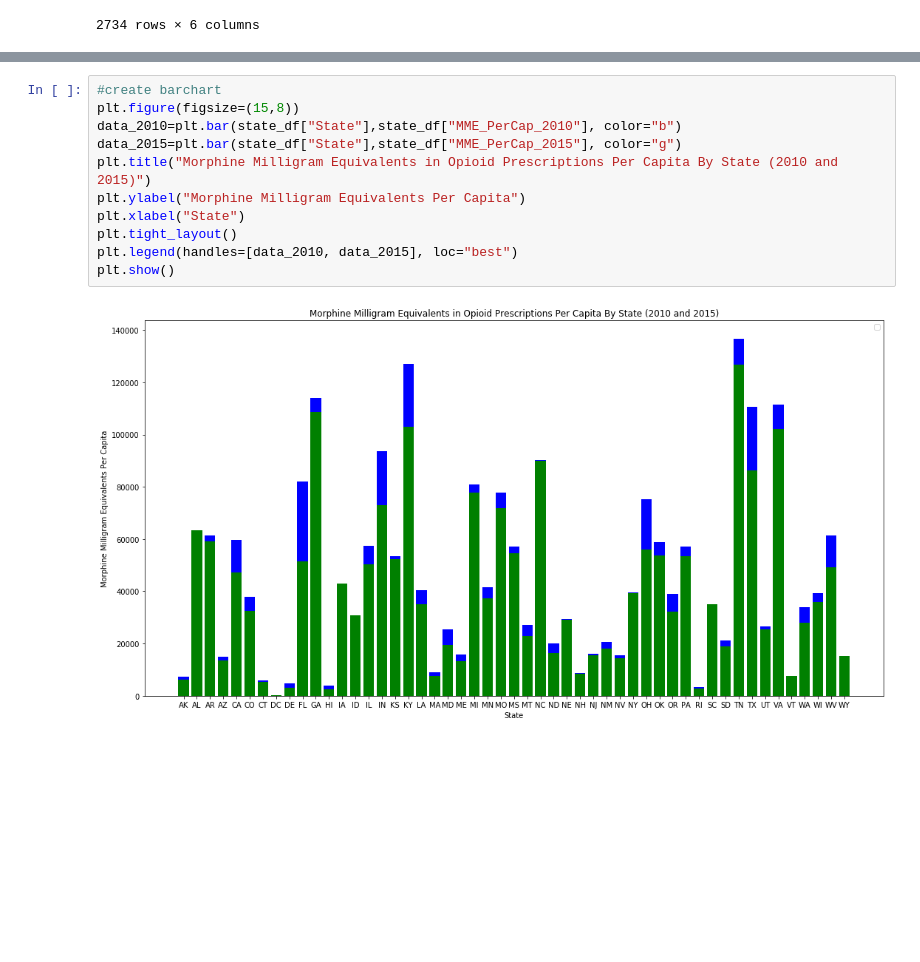
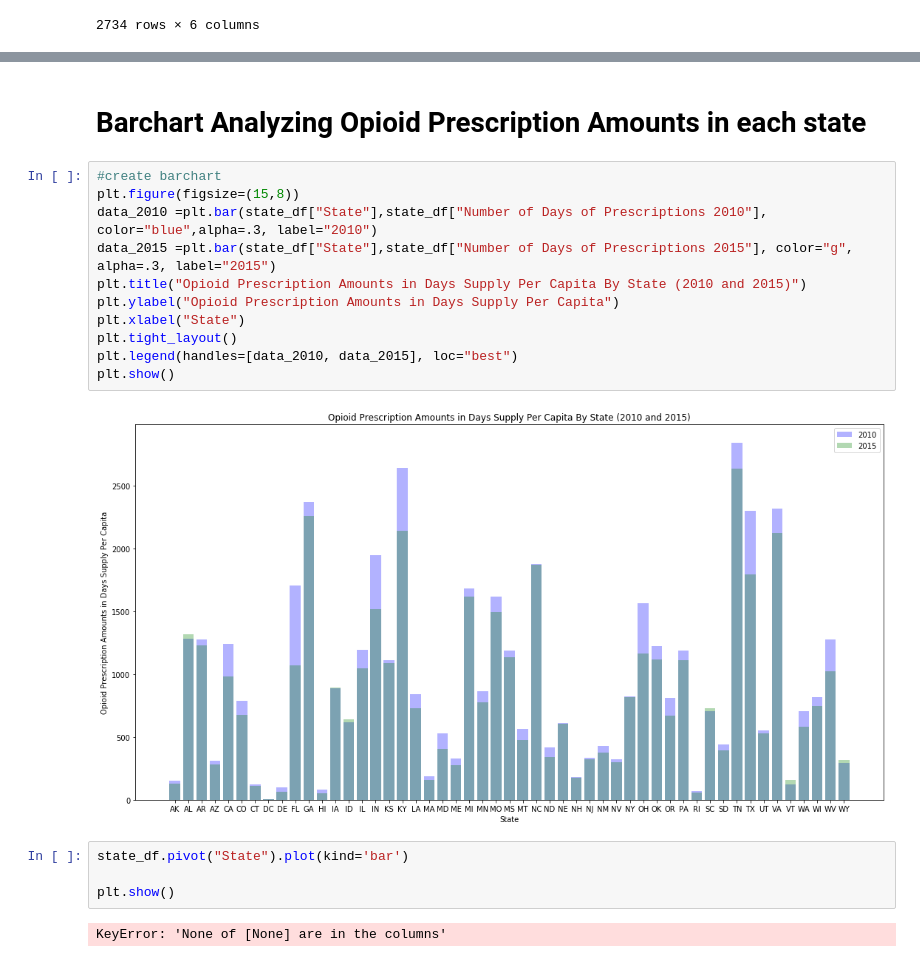
Before and after one commit to Emma-Pang/team_efx_dataproject, a Jupyter notebook: prescription_data/prescriptions2010_2015.ipynb, the cells around one changed output, grey strips where cells are left out. Cells and saved outputs as stored; diff of their text form; blank space fills up the shorter version.

Commit message:
added legend and markdowns

```diff
--- a/prescription_data/prescriptions2010_2015.ipynb
+++ b/prescription_data/prescriptions2010_2015.ipynb
@@ -93,13 +74,21 @@ state_df
+# %% [markdown]
+# Barchart Analyzing Opioid Prescription Amounts in each state
 # %%
 #create barchart
 plt.figure(figsize=(15,8))
-data_2010=plt.bar(state_df["State"],state_df["MME_PerCap_2010"], color="b")
-data_2015=plt.bar(state_df["State"],state_df["MME_PerCap_2015"], color="g")
-plt.title("Morphine Milligram Equivalents in Opioid Prescriptions Per Capita By State (2010 and 2015)")
-plt.ylabel("Morphine Milligram Equivalents Per Capita")
+data_2010 =plt.bar(state_df["State"],state_df["Number of Days of Prescriptions 2010"], color="blue",alpha=.3, label="2010")
+data_2015 =plt.bar(state_df["State"],state_df["Number of Days of Prescriptions 2015"], color="g", alpha=.3, label="2015")
+plt.title("Opioid Prescription Amounts in Days Supply Per Capita By State (2010 and 2015)")
+plt.ylabel("Opioid Prescription Amounts in Days Supply Per Capita")
 plt.xlabel("State")
 plt.tight_layout()
 plt.legend(handles=[data_2010, data_2015], loc="best")
 plt.show()
 # %% [output]
-[figure, old version]
+[figure, new version]
+# %%
+state_df.pivot("State").plot(kind='bar')
+
+plt.show()
+# %% [output]
+KeyError: 'None of [None] are in the columns'
```
Also changed, not shown: parts of 3 cells of this notebook.
